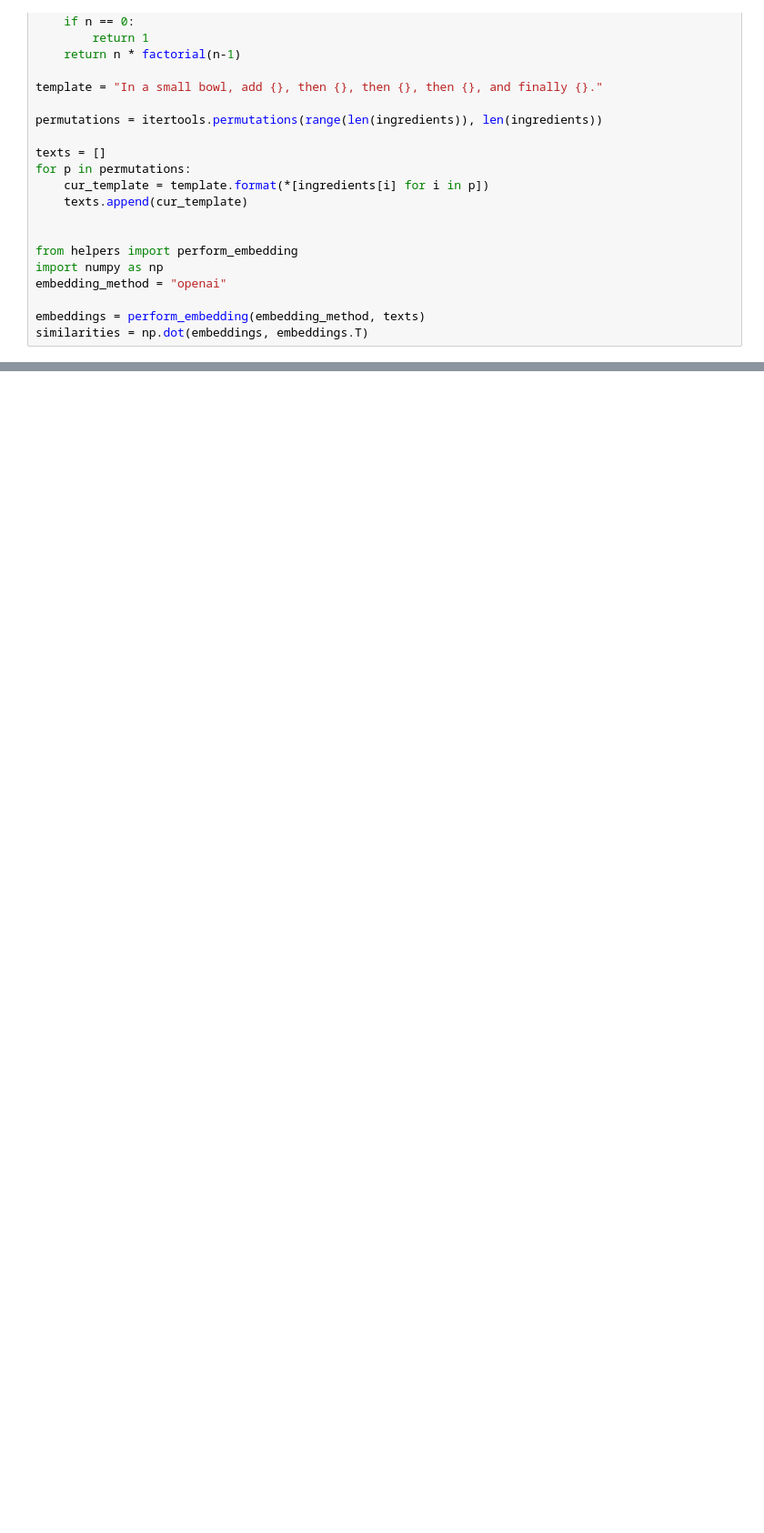
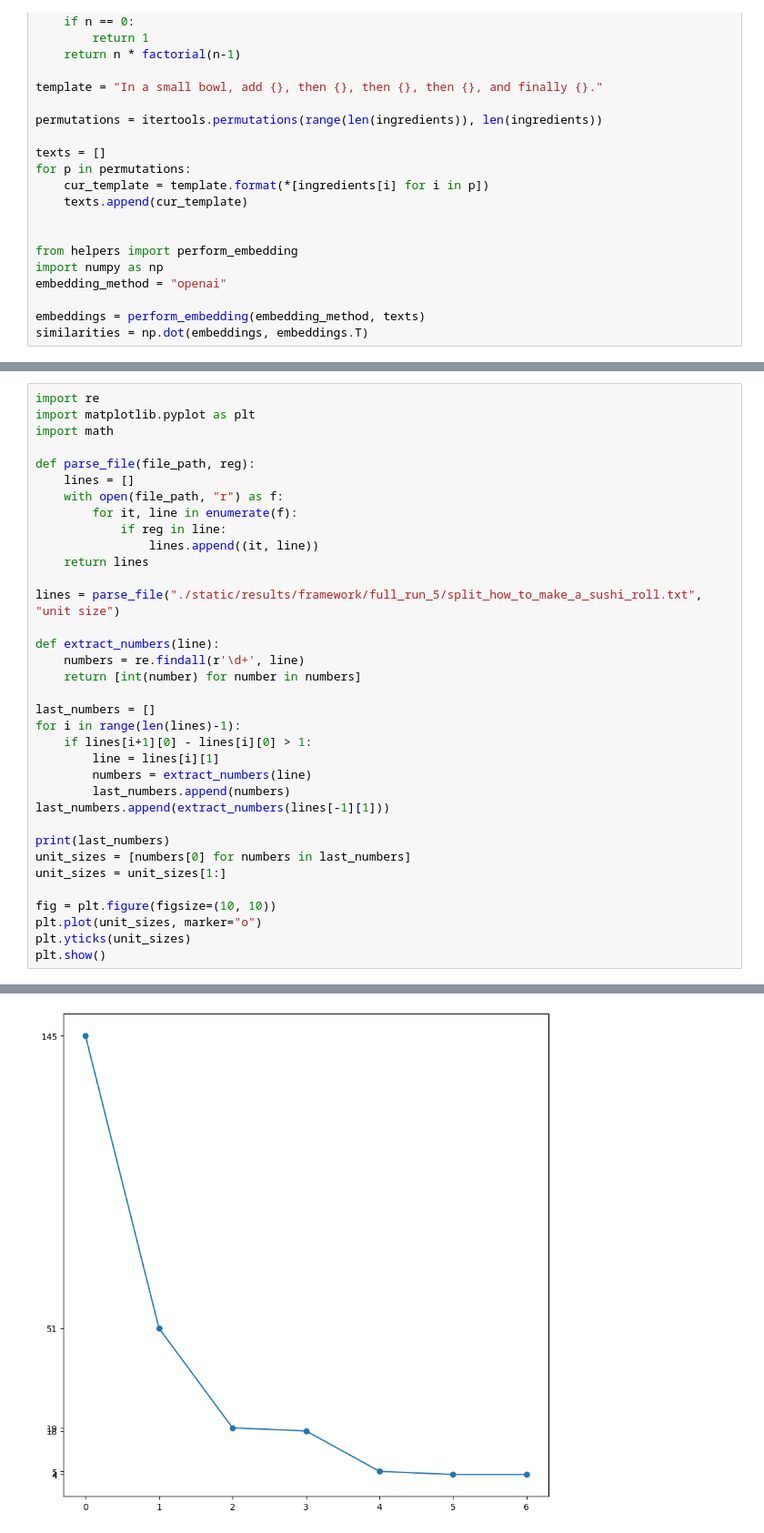
Before and after one commit to fesiib/starlab-contexts-pipeline, a Jupyter notebook: examine.ipynb, the cells around one changed output, grey strips where cells are left out. Shown at 91% size. Cells and saved outputs as stored; diff of their text form; blank space fills up the shorter version.

```diff
--- a/examine.ipynb
+++ b/examine.ipynb
@@ -135,0 +110,36 @@ MetricScale.LIKERT_7
+# %%
+import re
+import matplotlib.pyplot as plt
+import math
+
+def parse_file(file_path, reg):
+    lines = []
+    with open(file_path, "r") as f:
+        for it, line in enumerate(f):
+            if reg in line:
+                lines.append((it, line))
+    return lines
+
+lines = parse_file("./static/results/framework/full_run_5/split_how_to_make_a_sushi_roll.txt", "unit size")
+
+def extract_numbers(line):
+    numbers = re.findall(r'\d+', line)
+    return [int(number) for number in numbers]
+
+last_numbers = []
+for i in range(len(lines)-1):
+    if lines[i+1][0] - lines[i][0] > 1:
+        line = lines[i][1]
+        numbers = extract_numbers(line)
+        last_numbers.append(numbers)
+last_numbers.append(extract_numbers(lines[-1][1]))
+
+print(last_numbers)
+unit_sizes = [numbers[0] for numbers in last_numbers]
+unit_sizes = unit_sizes[1:]
+
+fig = plt.figure(figsize=(10, 10))
+plt.plot(unit_sizes, marker="o")
+plt.yticks(unit_sizes)
+plt.show()
+# %% [output]
@@ -135,0 +147 @@ MetricScale.LIKERT_7
+[figure, added]
```
Also changed, not shown: parts of 7 cells of this notebook, 5 other files.
